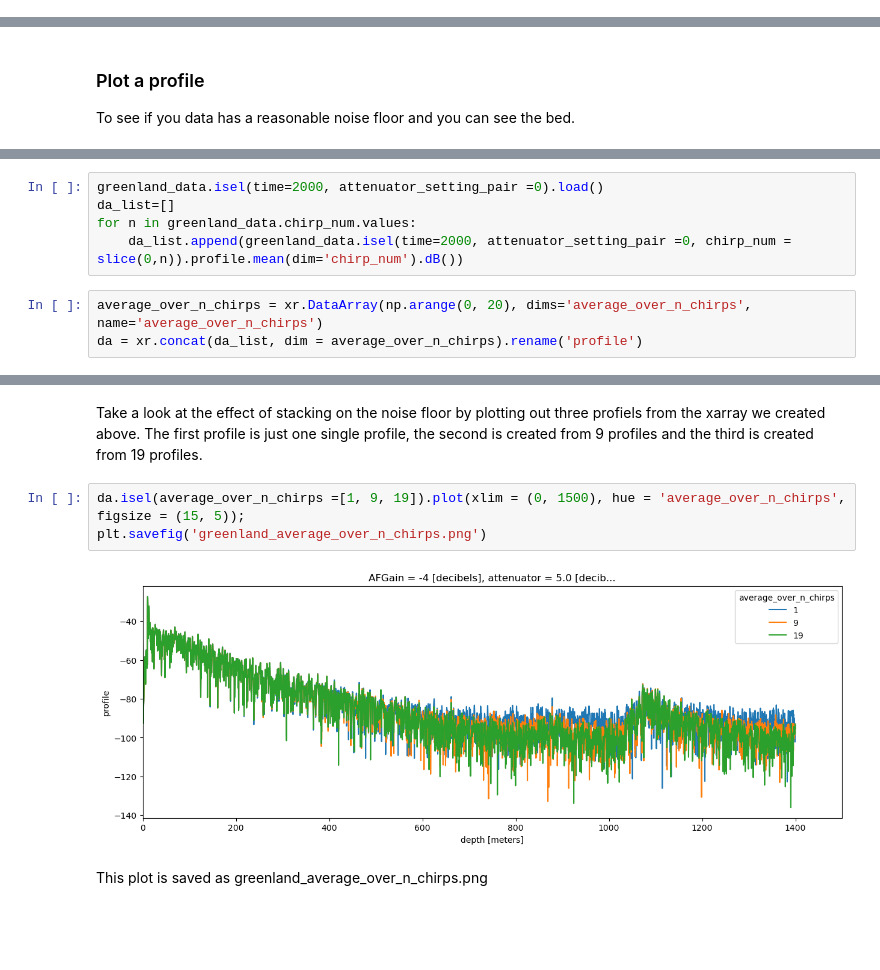
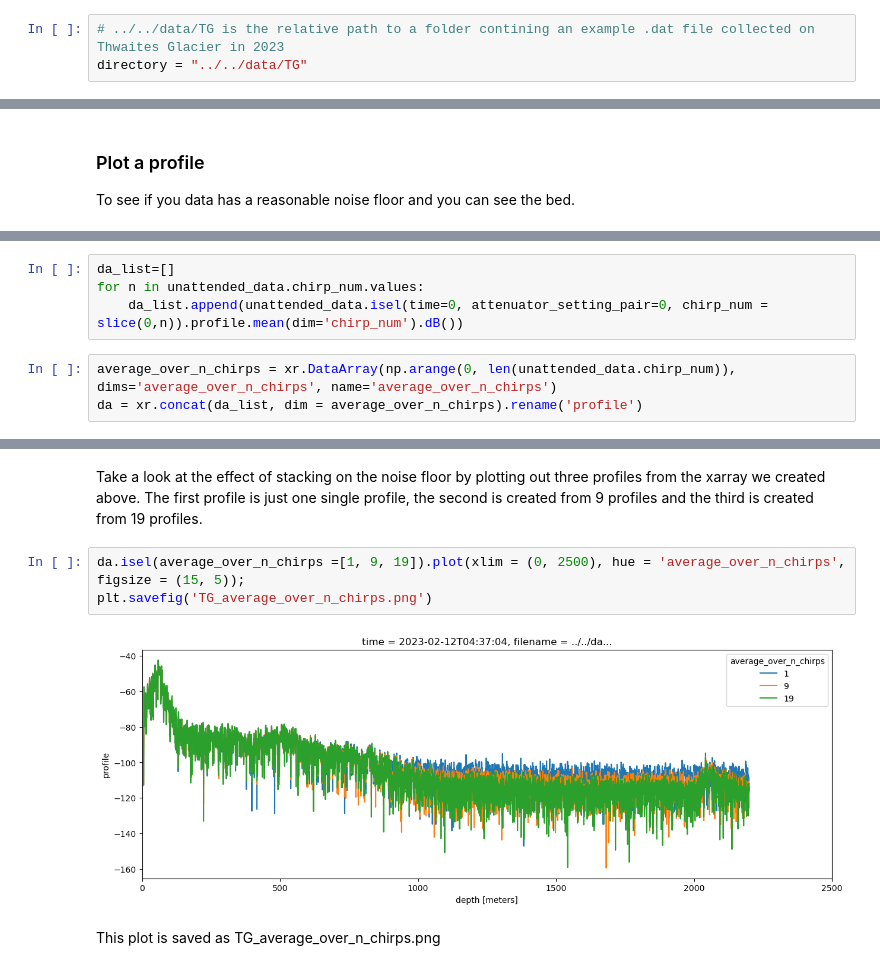
Before and after one commit to ldeo-glaciology/AntPen_NSF_NERC, a Jupyter notebook: code/apres/ApRES_deployment_QC_v1.ipynb, the cells around one changed output, grey strips where cells are left out. Saved outputs shown, nothing was run; the diff lists cells and outputs as text; blank space fills up the shorter version.

```diff
--- a/code/apres/ApRES_deployment_QC_v1.ipynb
+++ b/code/apres/ApRES_deployment_QC_v1.ipynb
@@ -24,3 +32,6 @@ directory = "../../data/apres-test-ldeo-may31-2024/data/DIR2024-05-31-1932"
+# %%
+# ../../data/TG is the relative path to a folder contining an example .dat file collected on Thwaites Glacier in 2023
+directory = "../../data/TG"
 # %% [markdown]
 ## Load the data
 # %%
@@ -124,10 +128,9 @@ If you cannot see this plot becuase it hasnt been saved with the notebook or you
 
 Create an xarray with many stacked profiles, each one using a different number of profiles in the stacking
 # %%
-greenland_data.isel(time=2000, attenuator_setting_pair =0).load()
 da_list=[]
-for n in greenland_data.chirp_num.values:
-    da_list.append(greenland_data.isel(time=2000, attenuator_setting_pair =0, chirp_num = slice(0,n)).profile.mean(dim='chirp_num').dB())
+for n in unattended_data.chirp_num.values:
+    da_list.append(unattended_data.isel(time=0, attenuator_setting_pair=0, chirp_num = slice(0,n)).profile.mean(dim='chirp_num').dB())
 # %%
-average_over_n_chirps = xr.DataArray(np.arange(0, 20), dims='average_over_n_chirps', name='average_over_n_chirps')
+average_over_n_chirps = xr.DataArray(np.arange(0, len(unattended_data.chirp_num)), dims='average_over_n_chirps', name='average_over_n_chirps')
 da = xr.concat(da_list, dim = average_over_n_chirps).rename('profile')
@@ -192,9 +137,9 @@ Attributes: (0)
 # %% [markdown]
-Take a look at the effect of stacking on the noise floor by plotting out three profiels from the xarray we created above. The first profile is just one single profile, the second is created from 9 profiles and the third is created from 19 profiles.
+Take a look at the effect of stacking on the noise floor by plotting out three profiles from the xarray we created above. The first profile is just one single profile, the second is created from 9 profiles and the third is created from 19 profiles.
 # %%
-da.isel(average_over_n_chirps =[1, 9, 19]).plot(xlim = (0, 1500), hue = 'average_over_n_chirps', figsize = (15, 5));
-plt.savefig('greenland_average_over_n_chirps.png')
+da.isel(average_over_n_chirps =[1, 9, 19]).plot(xlim = (0, 2500), hue = 'average_over_n_chirps', figsize = (15, 5));
+plt.savefig('TG_average_over_n_chirps.png')
 # %% [output]
-[figure, old version]
+[figure, new version]
 # %% [markdown]
-This plot is saved as greenland_average_over_n_chirps.png
+This plot is saved as TG_average_over_n_chirps.png
```
Also changed, not shown: parts of 24 cells of this notebook, 9 other files.
